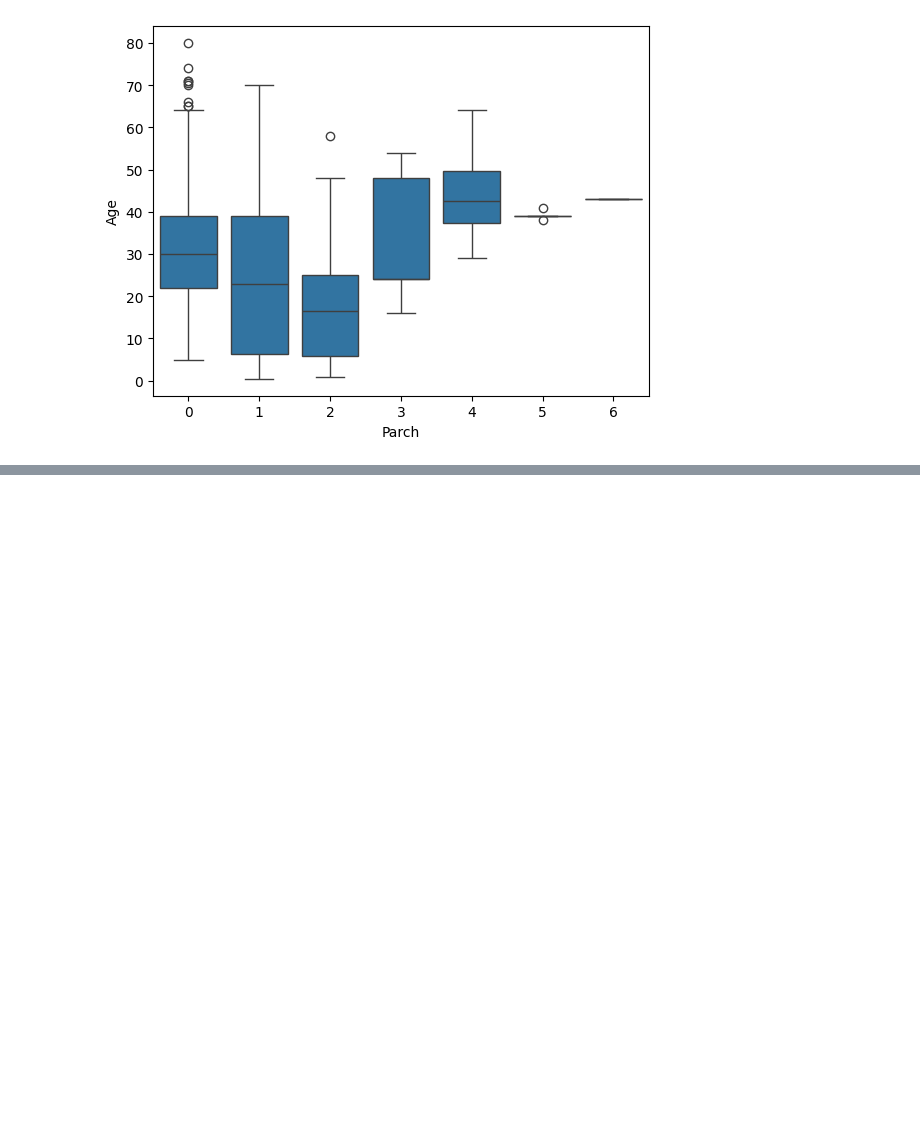
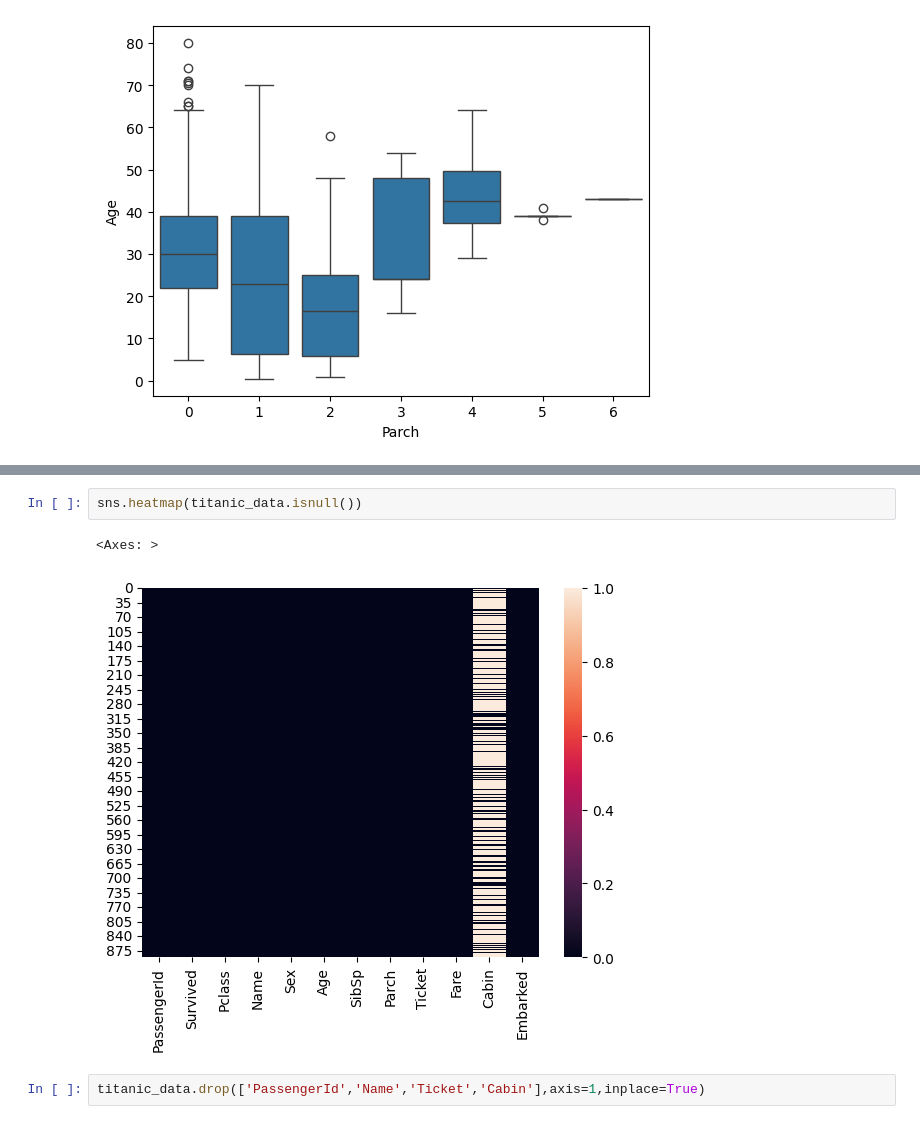
Before and after one commit to karthiknvk/titanic_survival_prediction, a Jupyter notebook: model_no2.ipynb, the cells around one changed output, grey strips where cells are left out. Saved outputs shown, nothing was run; the diff lists cells and outputs as text; blank space fills up the shorter version.

```diff
--- a/model_no2.ipynb
+++ b/model_no2.ipynb
@@ -203,0 +344,7 @@ titanic_data[titanic_data['Pclass']==1]['Age'].mean()
+# %%
+sns.heatmap(titanic_data.isnull())
+# %% [output]
+<Axes: >
+[figure, added]
+# %%
+titanic_data.drop(['PassengerId','Name','Ticket','Cabin'],axis=1,inplace=True)
```
Also changed, not shown: parts of 93 cells of this notebook, 3 other files.
